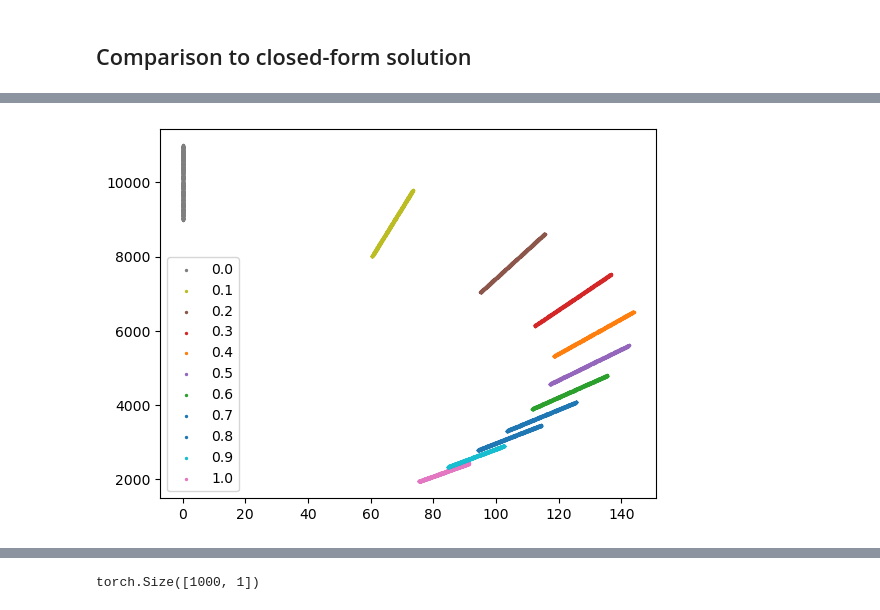
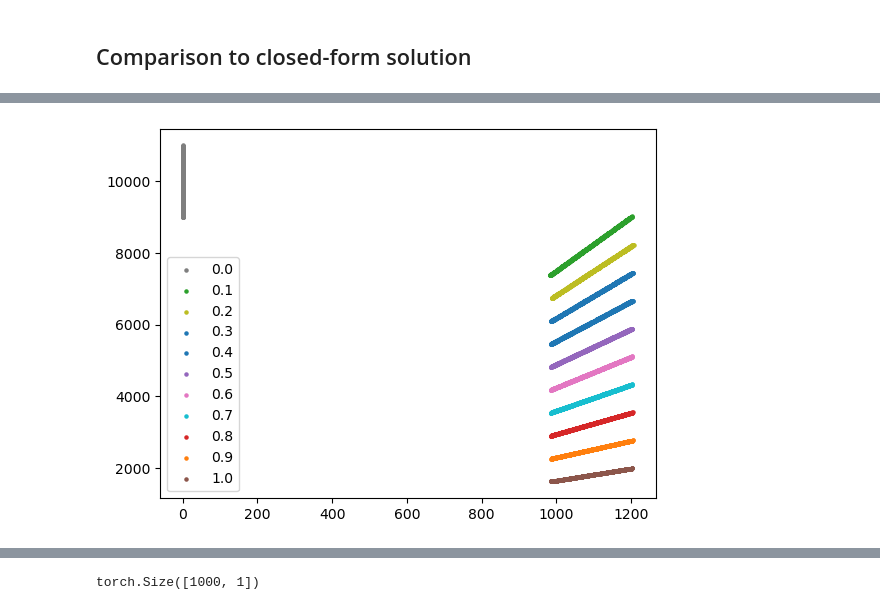
Before and after one commit to arashfahim/multiscale-PGM-for-stochastic-control, a Jupyter notebook: LOB_Linear/LOB_Forward_Unit_Final_Edited.ipynb, the cells around one changed output, grey strips where cells are left out. Drawn from its saved outputs; the diff is of its cells as text; code cells hidden in the pictures.

```diff
--- a/LOB_Linear/LOB_Forward_Unit_Final_Edited.ipynb
+++ b/LOB_Linear/LOB_Forward_Unit_Final_Edited.ipynb
@@ -47,8 +47,8 @@ params = {'M':1000,
         'mu':0.3,
         'A0':0.0, #initial fundamental price
         'gamma':0.0, # permanent price impact
-        'kappa':0.1,#price impact coeff
-        'rho':5,#resillience
+        'kappa':1.0,#price impact coeff
+        'rho':5.0,#resillience
         'init_balance':10000,
         'num_neurons':16}
 # %% [markdown]
@@ -157,7 +157,7 @@ class optimal_execution(object):
         self.X0 = params['init_balance']
         # self.neuron_model_psi = params['num_neurons']
         self.delta = self.T/self.ite
-        self.alpha=np.exp(-self.rho*self.delta)
+        self.alpha = np.exp(-self.rho*self.delta)
         self.trade_size = trade_net(params)
         self.V = value_fnc(params)
         t=torch.zeros([self.M,1])
@@ -287,6 +287,7 @@ class optimal_execution(object):
             r = torch.randperm(self.x_data.shape[0])
             self.x_data = self.x_data[r,:].clone().detach()
             self.y_data = self.y_data[r,:].clone().detach()
+            self.exit_dict['data'] = self.x_data
         else:
             self.train(8e-3,1e-7,3000)
             self.gen_data()
@@ -417,10 +429,10 @@ ax.set_ylabel("Log of execution cost");
 # %%
 for n in set(list(oe.x_data[:,0].numpy())):
     x, y = oe.x_data[oe.x_data[:,0] == n][:,1].clone().detach().numpy(),oe.x_data[oe.x_data[:,0] == n][:,2].clone().detach().numpy()
-    plt.scatter(x,y,label="{:.2}".format(np.round(n,1)), s=2);
+    plt.scatter(x,y,label="{:.2}".format(np.round(n,5)), s=5);
 handles, labels = plt.gca().get_legend_handles_labels()
 handles, labels = zip(*[ (handles[i], labels[i]) for i in sorted(range(len(handles)), key=lambda k: list(map(str,labels))[k])] )
 plt.legend(handles, labels, loc=0);
 # plt.legend();
 # %% [output]
-[figure, old version]
+[figure, new version]
```
Also changed, not shown: parts of 9 cells of this notebook, 9 other files.
